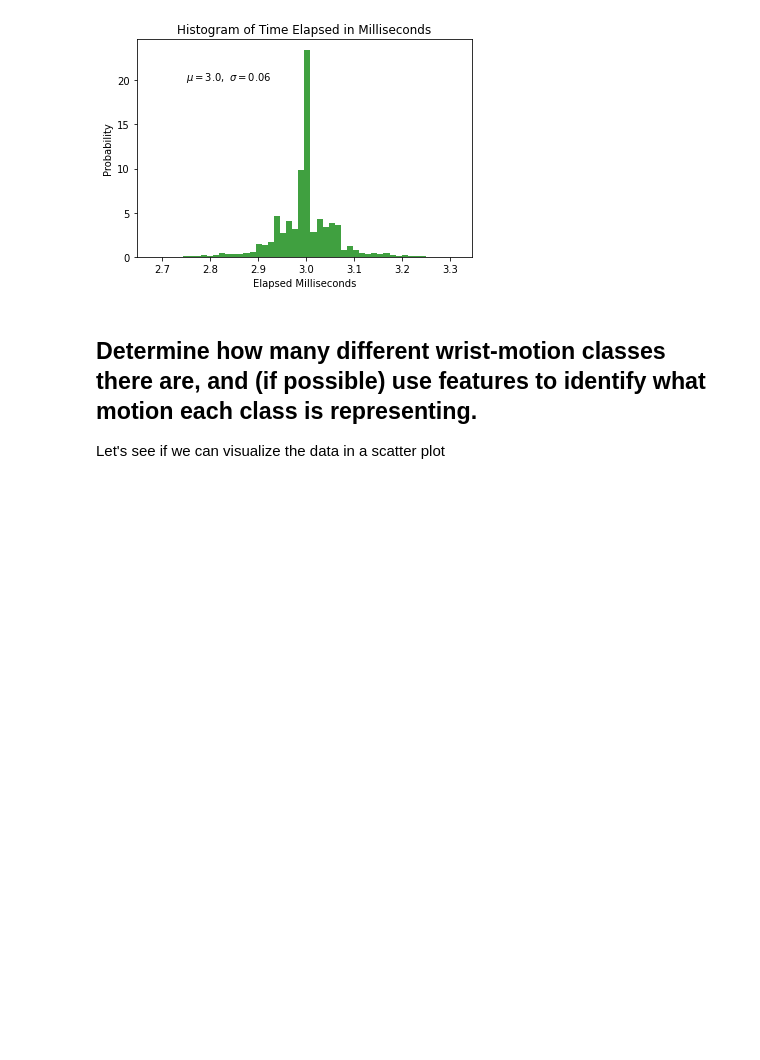
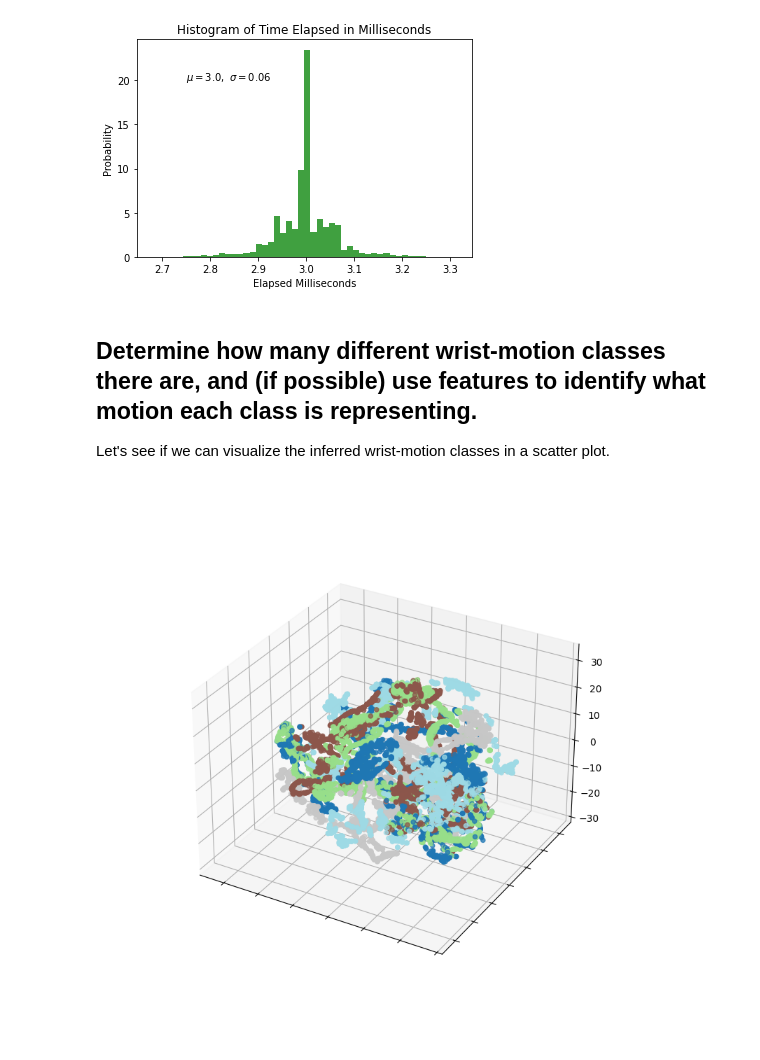
Before and after one commit to dbabbitt/technical-interview-challenges, a Jupyter notebook: ipynb/Pison DS TIC.ipynb, the cells around one changed output. Cells and saved outputs as stored; diff of their text form; code cells hidden in the pictures; blank space fills up the shorter version.

```diff
--- a/ipynb/Pison DS TIC.ipynb
+++ b/ipynb/Pison DS TIC.ipynb
@@ -180,4 +181,4 @@ text_obj = plt.text(2.75, 20, rf'$\mu={mean:0.2},\ \sigma={std:0.2}$')
 
 ## Determine how many different wrist-motion classes there are, and (if possible) use features to identify what motion each class is representing.
 
-Let's see if we can visualize the data in a scatter plot
+Let's see if we can visualize the inferred wrist-motion classes in a scatter plot.
@@ -209,2 +213,16 @@ y1 = tsne_obj.fit_transform(X1_scaled)
+# %%
+
+%matplotlib widget
+
+fig = plt.figure(figsize=(8, 8))
+ax = fig.add_subplot(1, 1, 1, projection='3d')
+tsne_obj = manifold.TSNE(n_components=3, init='pca', random_state=0)
+y1 = tsne_obj.fit_transform(X1_scaled)
+ax.scatter3D(y1[:, 0], y1[:, 1], y1[:, 2], c=pison_df.body_movement_label.tolist(), cmap=plt.cm.tab20, alpha=0.75)
+ax.xaxis.set_major_formatter(NullFormatter())
+ax.yaxis.set_major_formatter(NullFormatter())
+ax.axis('tight');
+# %% [output]
+[figure, added]
 # %%
 
```
Also changed, not shown: parts of 50 cells of this notebook, 4 other files.
